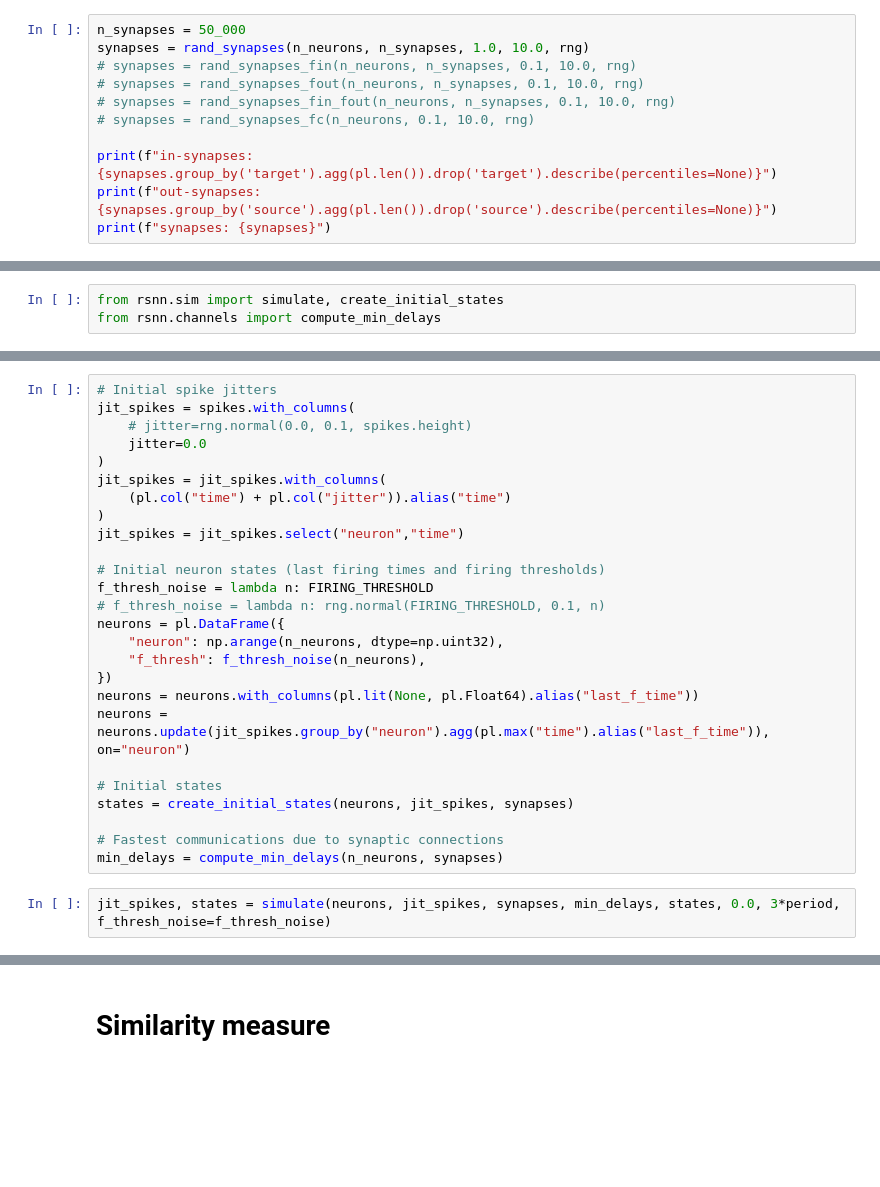
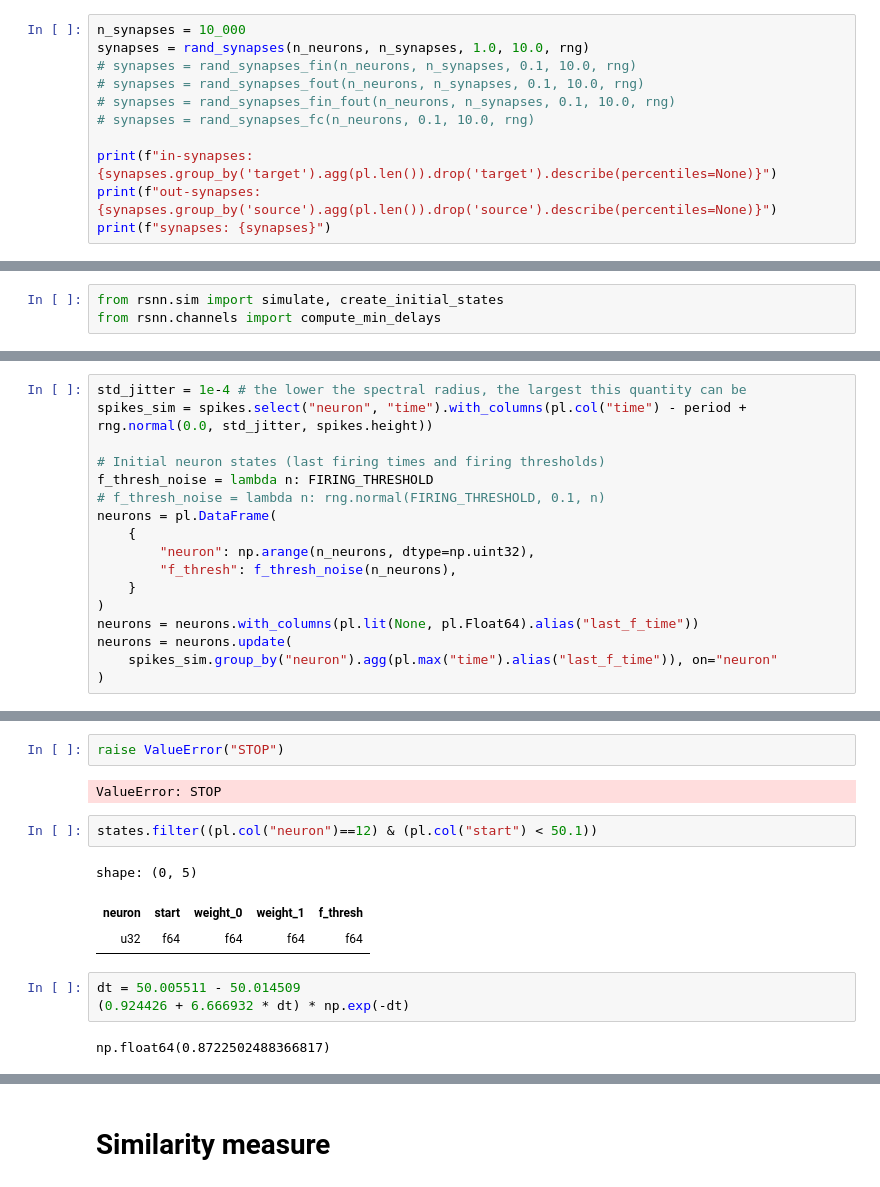
Before and after one commit to haguettaz/rsnn, a Jupyter notebook: notebooks/optim.ipynb, the cells around one changed output, grey strips where cells are left out. Drawn from its saved outputs; the diff is of its cells as text; blank space fills up the shorter version.

```diff
--- a/notebooks/optim.ipynb
+++ b/notebooks/optim.ipynb
@@ -23,7 +23,7 @@ period, f_rate = 50.0, 1.0
 spikes = rand_spikes(n_neurons, period, f_rate, rng)
 spikes = spikes.with_columns(pl.lit(0, pl.UInt32).alias("index"))
 # %%
-n_synapses = 50_000
+n_synapses = 10_000
 synapses = rand_synapses(n_neurons, n_synapses, 1.0, 10.0, rng)
 # synapses = rand_synapses_fin(n_neurons, n_synapses, 0.1, 10.0, rng)
 # synapses = rand_synapses_fout(n_neurons, n_synapses, 0.1, 10.0, rng)
@@ -140,28 +171,17 @@ from rsnn.channels import compute_min_delays
 # %%
-# Initial spike jitters
-jit_spikes = spikes.with_columns(
-    # jitter=rng.normal(0.0, 0.1, spikes.height)
-    jitter=0.0
-)
-jit_spikes = jit_spikes.with_columns(
-    (pl.col("time") + pl.col("jitter")).alias("time")
-)
-jit_spikes = jit_spikes.select("neuron","time")
+std_jitter = 1e-4 # the lower the spectral radius, the largest this quantity can be
+spikes_sim = spikes.select("neuron", "time").with_columns(pl.col("time") - period + rng.normal(0.0, std_jitter, spikes.height))
 
 # Initial neuron states (last firing times and firing thresholds)
 f_thresh_noise = lambda n: FIRING_THRESHOLD
 # f_thresh_noise = lambda n: rng.normal(FIRING_THRESHOLD, 0.1, n)
-neurons = pl.DataFrame({
-    "neuron": np.arange(n_neurons, dtype=np.uint32),
-    "f_thresh": f_thresh_noise(n_neurons),
-})
+neurons = pl.DataFrame(
+    {
+        "neuron": np.arange(n_neurons, dtype=np.uint32),
+        "f_thresh": f_thresh_noise(n_neurons),
+    }
+)
 neurons = neurons.with_columns(pl.lit(None, pl.Float64).alias("last_f_time"))
-neurons = neurons.update(jit_spikes.group_by("neuron").agg(pl.max("time").alias("last_f_time")), on="neuron")
-
-# Initial states
-states = create_initial_states(neurons, jit_spikes, synapses)
-
-# Fastest communications due to synaptic connections
-min_delays = compute_min_delays(n_neurons, synapses)
+neurons = neurons.update(
+    spikes_sim.group_by("neuron").agg(pl.max("time").alias("last_f_time")), on="neuron"
+)
-# %%
-jit_spikes, states = simulate(neurons, jit_spikes, synapses, min_delays, states, 0.0, 3*period, f_thresh_noise=f_thresh_noise)
@@ -185,0 +268,15 @@ jit_spikes, states = simulate(neurons, jit_spikes, synapses, min_delays, states,
+# %%
+raise ValueError("STOP")
+# %% [output]
+ValueError: STOP
+# %%
+states.filter((pl.col("neuron")==12) & (pl.col("start") < 50.1))
+# %% [output]
+shape: (0, 5)
+| neuron | start | weight_0 | weight_1 | f_thresh |
+| u32 | f64 | f64 | f64 | f64 |
+# %%
+dt = 50.005511 - 50.014509
+(0.924426 + 6.666932 * dt) * np.exp(-dt)
+# %% [output]
+np.float64(0.8722502488366817)
```
Also changed, not shown: parts of 16 cells of this notebook, 7 other files.
